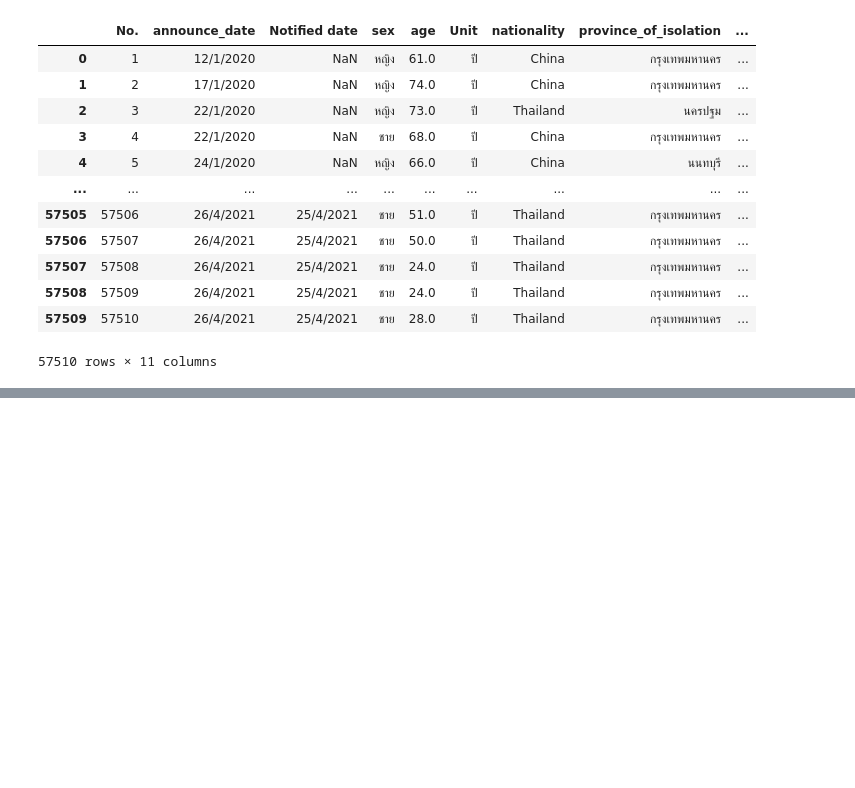
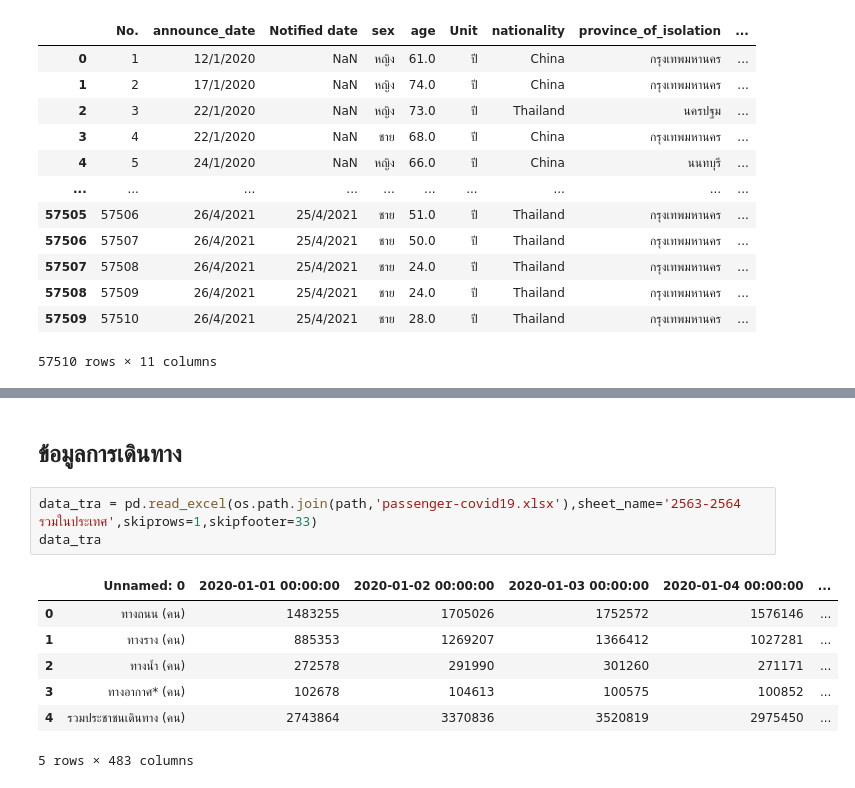
Before and after one commit to Suchirapon/KKU_data_mining, a Jupyter notebook: Vis_Final_Exam.ipynb, the cells around one changed output, grey strips where cells are left out. Cells and saved outputs as stored; diff of their text form; blank space fills up the shorter version.

```diff
--- a/Vis_Final_Exam.ipynb
+++ b/Vis_Final_Exam.ipynb
@@ -57,0 +140,13 @@ from datetime import time
+# %% [markdown]
+## ข้อมูลการเดินทาง
+# %%
+data_tra = pd.read_excel(os.path.join(path,'passenger-covid19.xlsx'),sheet_name='2563-2564 รวมในประเทศ',skiprows=1,skipfooter=33)
+data_tra
+# %% [output]
+|  | Unnamed: 0 | 2020-01-01 00:00:00 | 2020-01-02 00:00:00 | 2020-01-03 00:00:00 | 2020-01-04 00:00:00 | ... |
+| 0 | ทางถนน (คน) | 1483255 | 1705026 | 1752572 | 1576146 | ... |
+| 1 | ทางราง (คน) | 885353 | 1269207 | 1366412 | 1027281 | ... |
+| 2 | ทางน้ำ (คน) | 272578 | 291990 | 301260 | 271171 | ... |
+| 3 | ทางอากาศ* (คน) | 102678 | 104613 | 100575 | 100852 | ... |
+| 4 | รวมประชาชนเดินทาง (คน) | 2743864 | 3370836 | 3520819 | 2975450 | ... |
+5 rows × 483 columns
```
Also changed, not shown: parts of 15 cells of this notebook.
